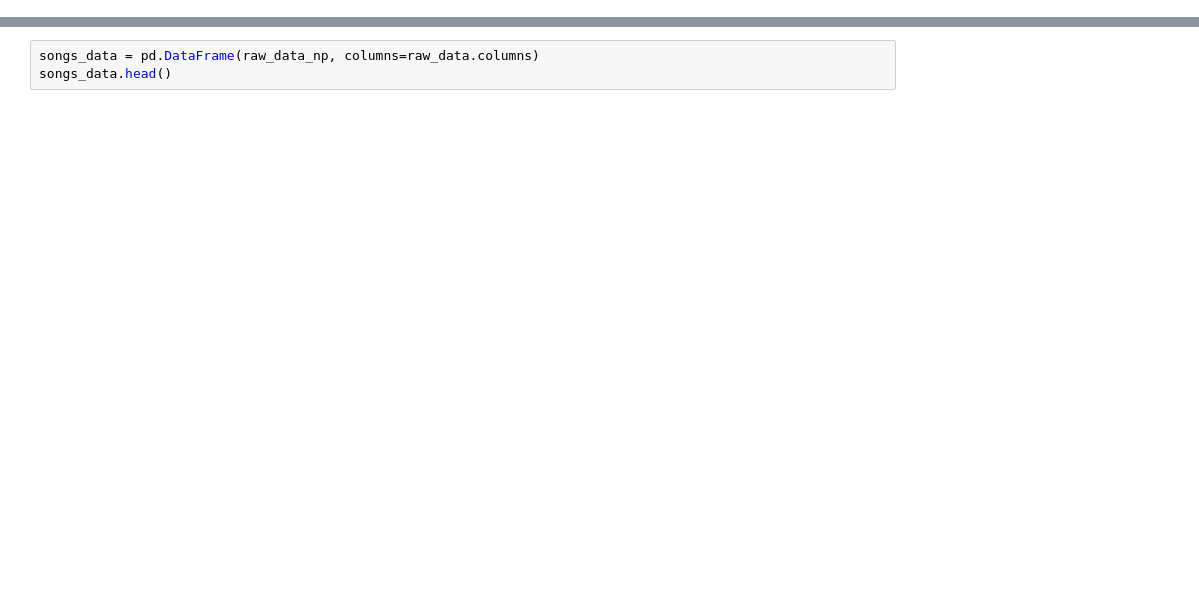
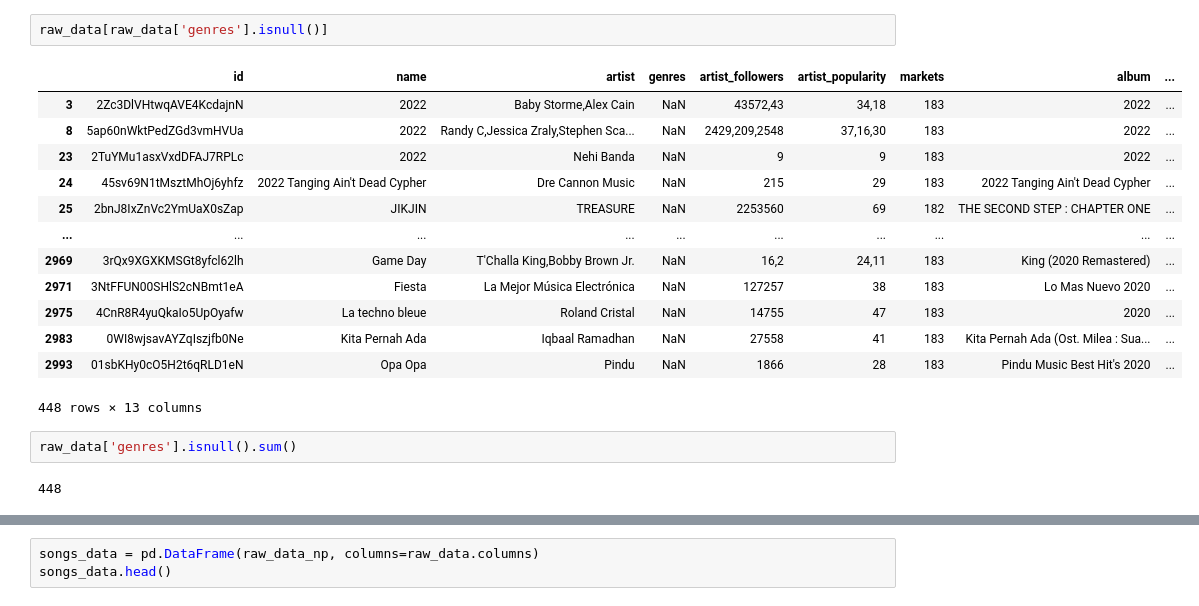
Before and after one commit to quytrungg/Final_Project_CSC14119, a Jupyter notebook: songs_data_exploration.ipynb, the cells around one changed output, grey strips where cells are left out. Cells and saved outputs as stored; diff of their text form; blank space fills up the shorter version.

Commit message:
Update songs data exploration

```diff
--- a/songs_data_exploration.ipynb
+++ b/songs_data_exploration.ipynb
@@ -48,0 +39,20 @@ Name: id, dtype: int64
+# %%
+raw_data[raw_data['genres'].isnull()]
+# %% [output]
+|  | id | name | artist | genres | artist_followers | artist_popularity | markets | album | ... |
+| 3 | 2Zc3DlVHtwqAVE4KcdajnN | 2022 | Baby Storme,Alex Cain | NaN | 43572,43 | 34,18 | 183 | 2022 | ... |
+| 8 | 5ap60nWktPedZGd3vmHVUa | 2022 | Randy C,Jessica Zraly,Stephen Sca... | NaN | 2429,209,2548 | 37,16,30 | 183 | 2022 | ... |
+| 23 | 2TuYMu1asxVxdDFAJ7RPLc | 2022 | Nehi Banda | NaN | 9 | 9 | 183 | 2022 | ... |
+| 24 | 45sv69N1tMsztMhOj6yhfz | 2022 Tanging Ain't Dead Cypher | Dre Cannon Music | NaN | 215 | 29 | 183 | 2022 Tanging Ain't Dead Cypher | ... |
+| 25 | 2bnJ8IxZnVc2YmUaX0sZap | JIKJIN | TREASURE | NaN | 2253560 | 69 | 182 | THE SECOND STEP : CHAPTER ONE | ... |
+| ... | ... | ... | ... | ... | ... | ... | ... | ... | ... |
+| 2969 | 3rQx9XGXKMSGt8yfcl62lh | Game Day | T'Challa King,Bobby Brown Jr. | NaN | 16,2 | 24,11 | 183 | King (2020 Remastered) | ... |
+| 2971 | 3NtFFUN00SHlS2cNBmt1eA | Fiesta | La Mejor Música Electrónica | NaN | 127257 | 38 | 183 | Lo Mas Nuevo 2020 | ... |
+| 2975 | 4CnR8R4yuQkaIo5UpOyafw | La techno bleue | Roland Cristal | NaN | 14755 | 47 | 183 | 2020 | ... |
+| 2983 | 0WI8wjsavAYZqIszjfb0Ne | Kita Pernah Ada | Iqbaal Ramadhan | NaN | 27558 | 41 | 183 | Kita Pernah Ada (Ost. Milea : Sua... | ... |
+| 2993 | 01sbKHy0cO5H2t6qRLD1eN | Opa Opa | Pindu | NaN | 1866 | 28 | 183 | Pindu Music Best Hit's 2020 | ... |
+448 rows × 13 columns
+# %%
+raw_data['genres'].isnull().sum()
+# %% [output]
+448
```
Also changed, not shown: parts of 21 cells of this notebook.
